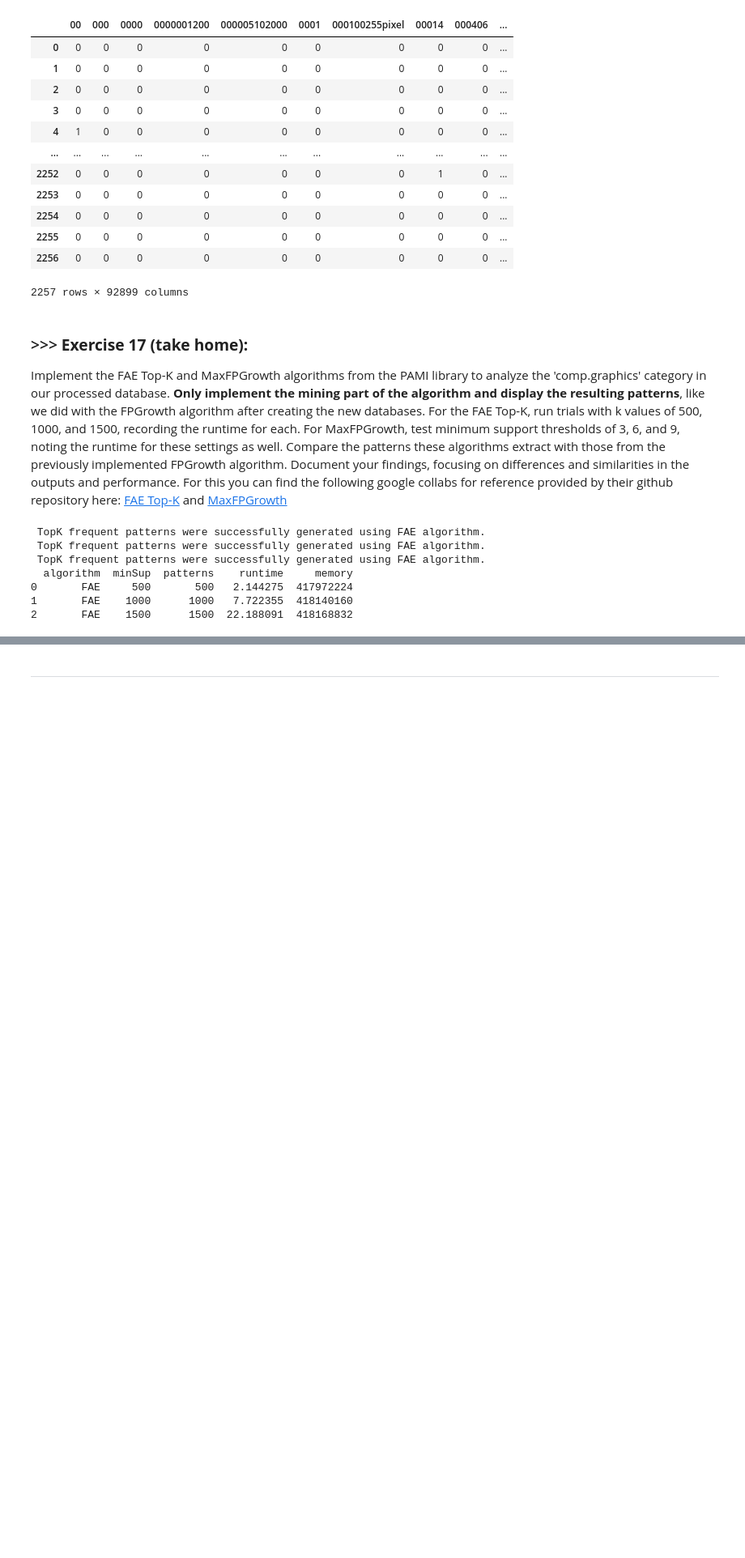
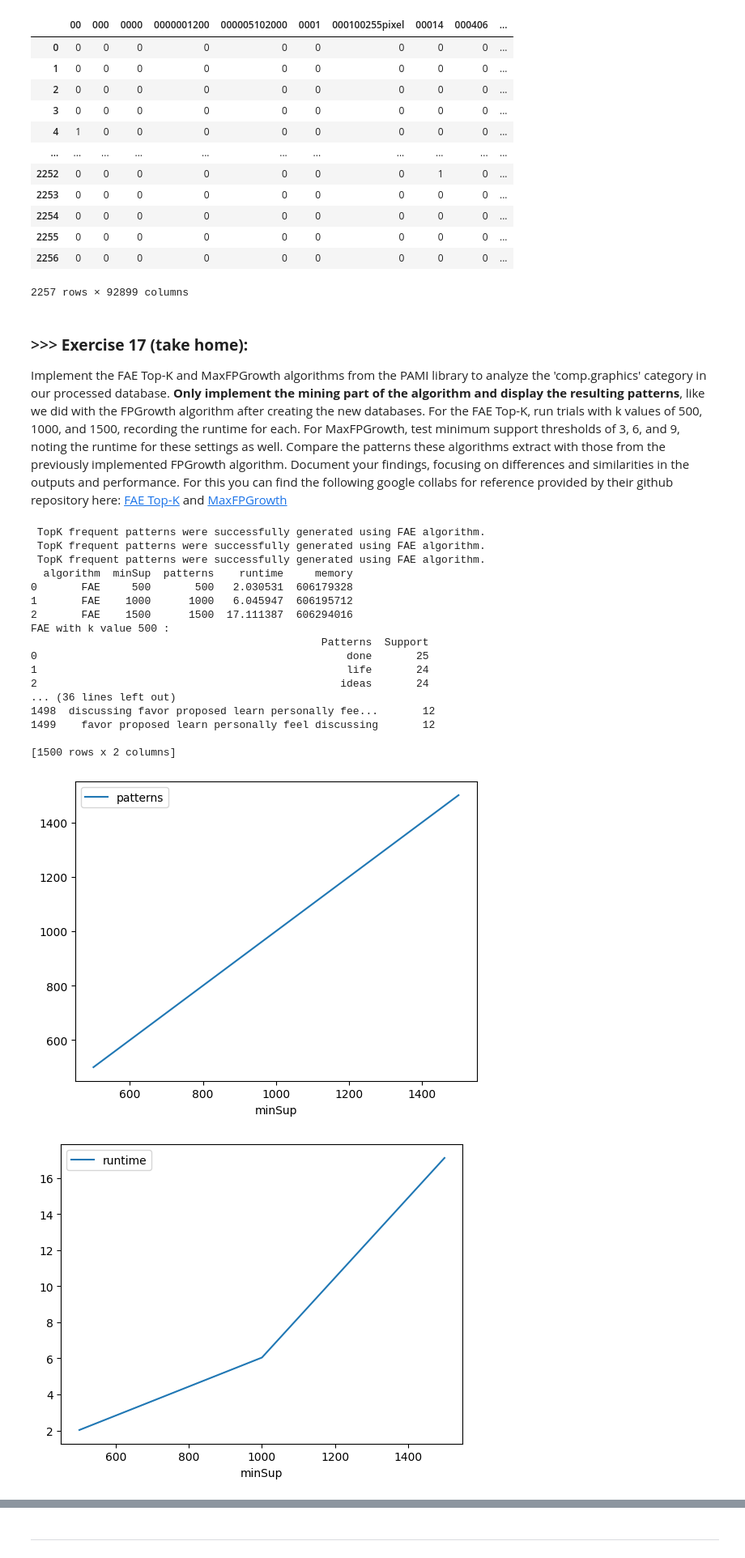
Before and after one commit to CedricCVT/DM2025-Lab1-Exercise, a Jupyter notebook: DM2025-Lab1-Master.ipynb, the cells around one changed output, grey strips where cells are left out. Shown at 81% size. Cells and saved outputs as stored; diff of their text form; code cells hidden in the pictures; blank space fills up the shorter version.

```diff
--- a/DM2025-Lab1-Master.ipynb
+++ b/DM2025-Lab1-Master.ipynb
@@ -2008,34 +2008,58 @@ Implement the FAE Top-K and MaxFPGrowth algorithms from the PAMI library to anal
 # NB : inspired from the given repository !
 '''
 FAE Top-K algorithm :
+(MaxFPGrowth in next code cell)
 '''
 
 from PAMI.frequentPattern.topk import FAE  as alg
 #from PAMI.extras.graph import plotLineGraphsFromDataFrame as plt
 #NB : not working...
 
 inputFile = 'td_freq_db_comp_graphics.csv'
 minimumSupportCountList = [500, 1000, 1500]
 seperator='\t'
 
 result = pd.DataFrame(columns=['algorithm', 'minSup', 'patterns', 'runtime', 'memory'])
 
 algorithm = 'FAE'  #specify the algorithm name
+FAE_patterns_dic={} # Dictionnary containing the patterns
 for minSupCount in minimumSupportCountList:
     obj = alg.FAE(inputFile, k=minSupCount, sep=seperator)
     obj.mine()
+
+    FAE_patterns_dic[f"FAE_{minSupCount}"]= obj.getPatternsAsDataFrame()
     #store the results in the data frame
     result.loc[result.shape[0]] = [algorithm, minSupCount, len(obj.getPatterns()), obj.getRuntime(), obj.getMemoryRSS()]
 
 print(result)
 
+result.plot(x='minSup', y='patterns', kind='line')
+result.plot(x='minSup', y='runtime', kind='line')
+result.plot(x='minSup', y='memory', kind='line')
+
+for minSupCount in minimumSupportCountList:
+    print(f"FAE with k value {minSupCount} :")
+    print(FAE_patterns_dic[f"FAE_{minSupCount}"])
+
 #ab = plt.plotGraphsFromDataFrame(result)
 #ab.plotGraphsFromDataFrame() #drawPlots()
 # %% [output]
  TopK frequent patterns were successfully generated using FAE algorithm.
  TopK frequent patterns were successfully generated using FAE algorithm.
  TopK frequent patterns were successfully generated using FAE algorithm.
   algorithm  minSup  patterns    runtime     memory
-0       FAE     500       500   2.144275  417972224
-1       FAE    1000      1000   7.722355  418140160
-2       FAE    1500      1500  22.188091  418168832
+0       FAE     500       500   2.030531  606179328
+1       FAE    1000      1000   6.045947  606195712
+2       FAE    1500      1500  17.111387  606294016
+FAE with k value 500 :
+                                              Patterns  Support
+0                                                 done       25
+1                                                 life       24
+2                                                ideas       24
+... (36 lines left out)
+1498  discussing favor proposed learn personally fee...       12
+1499    favor proposed learn personally feel discussing       12
+
+[1500 rows x 2 columns]
+[figure, added]
+[figure, added]
```
Also changed, not shown: parts of 4 cells of this notebook.
